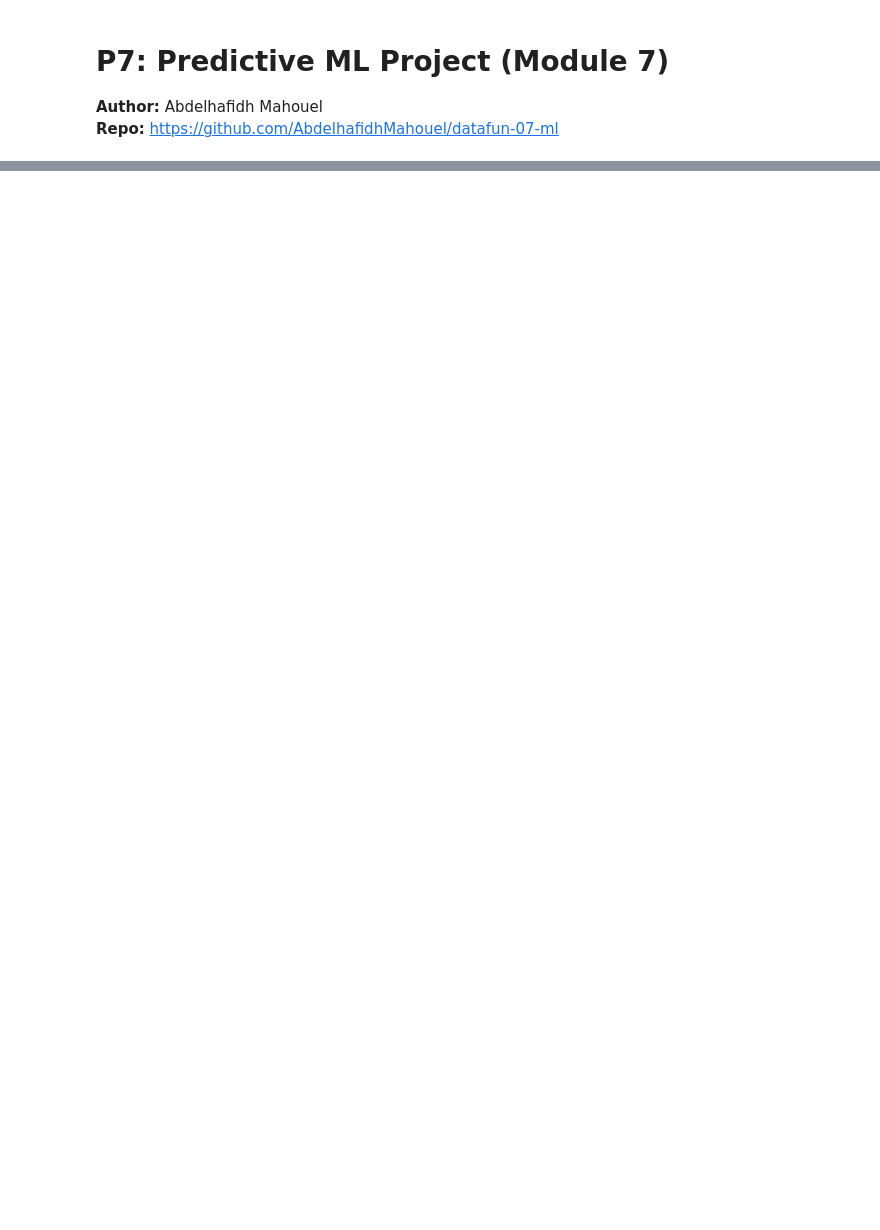
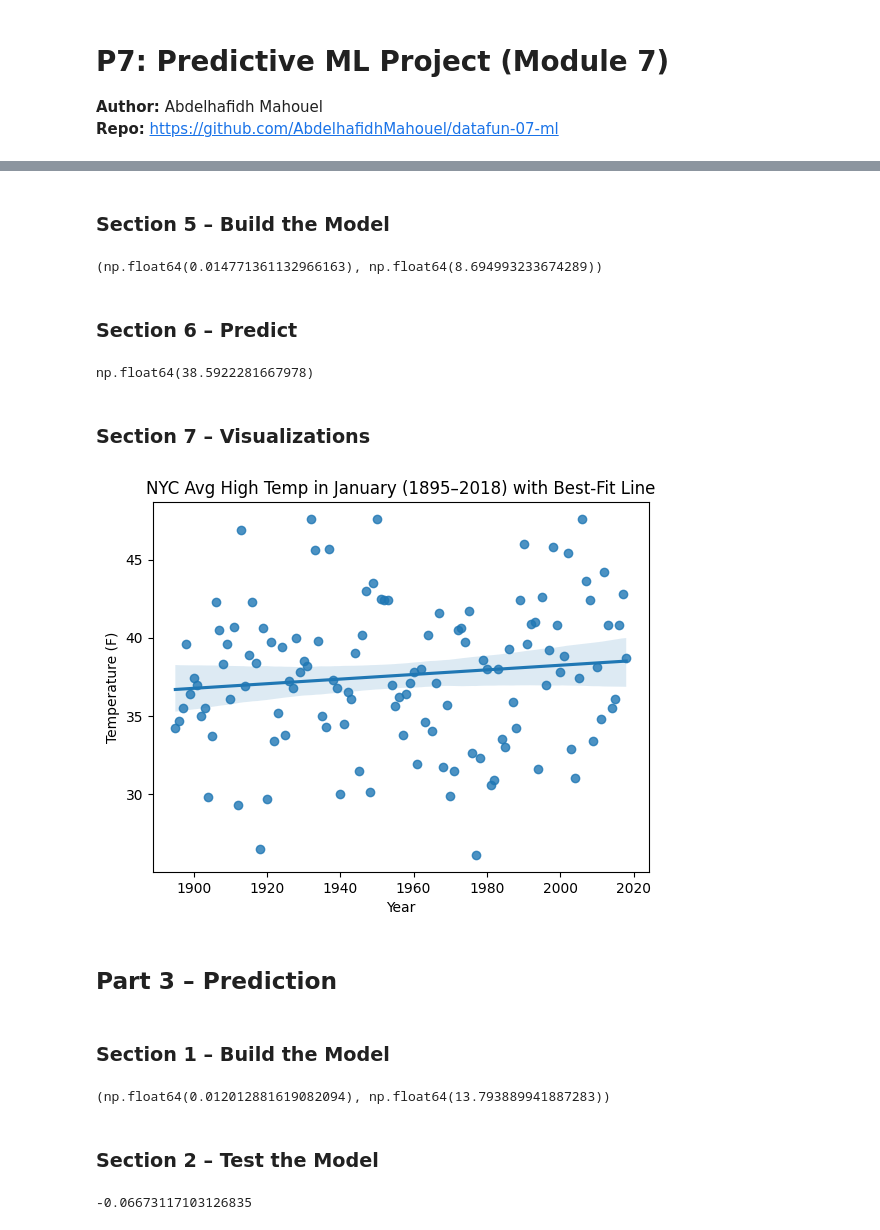
Before and after one commit to AbdelhafidhMahouel/datafun-07-ml, a Jupyter notebook: abdel_ml.ipynb, the cells around one changed output, grey strips where cells are left out. Saved outputs shown, nothing was run; the diff lists cells and outputs as text; code cells hidden in the pictures; blank space fills up the shorter version.

```diff
--- a/abdel_ml.ipynb
+++ b/abdel_ml.ipynb
@@ -74,0 +51,8 @@ plt.show()
+# %%
+# Load NYC January average high temperatures dataset
+# NOTE: put the csv file in a folder named 'data' at the project root
+# File name used in the course instructions:
+#   data/ave_hi_nyc_jan_1895-2018.csv
+
+nyc_df = pd.read_csv("data/ave_hi_nyc_jan_1895-2018.csv")
+nyc_df.head()
@@ -74,0 +86,10 @@ plt.show()
+# %%
+# Improve column names (matches common textbook style)
+# If your CSV already has these columns, this will overwrite them consistently.
+nyc_df.columns = ["Date", "Temperature", "Anomaly"]
+
+# Convert 6-digit YYYYMM to 4-digit YYYY
+# Example: 189501 -> 1895
+nyc_df["Date"] = nyc_df["Date"].floordiv(100)
+
+nyc_df.head(3)
@@ -74,0 +116,55 @@ plt.show()
+# %% [markdown]
+### Section 5 – Build the Model
+# %%
+# SciPy linear regression (best-fit line)
+linear_regression = stats.linregress(x=nyc_df["Date"], y=nyc_df["Temperature"])
+linear_regression.slope, linear_regression.intercept
+# %% [output]
+(np.float64(0.014771361132966163), np.float64(8.694993233674289))
+# %% [markdown]
+### Section 6 – Predict
+# %%
+# Predict the average high temp for January in NYC for year 2024
+pred_2024_scipy = (linear_regression.slope * 2024) + linear_regression.intercept
+pred_2024_scipy
+# %% [output]
+np.float64(38.5922281667978)
+# %% [markdown]
+### Section 7 – Visualizations
+# %%
+# Scatter + best-fit line with seaborn
+plt.figure()
+sns.regplot(data=nyc_df, x="Date", y="Temperature", line_kws={"label": "Best-Fit Line"})
+plt.title("NYC Avg High Temp in January (1895–2018) with Best-Fit Line")
+plt.xlabel("Year")
+plt.ylabel("Temperature (F)")
+plt.show()
+# %% [output]
+[figure, added]
+# %% [markdown]
+## Part 3 – Prediction
+# %% [markdown]
+### Section 1 – Build the Model
+# %%
+# scikit-learn approach (train/test split)
+X = nyc_df[["Date"]]
+y = nyc_df["Temperature"]
+
+X_train, X_test, y_train, y_test = train_test_split(
+    X, y, test_size=0.2, random_state=42
+)
+
+model = LinearRegression()
+model.fit(X_train, y_train)
+
+model.coef_[0], model.intercept_
+# %% [output]
+(np.float64(0.012012881619082094), np.float64(13.793889941887283))
+# %% [markdown]
+### Section 2 – Test the Model
+# %%
+# R^2 score on the test set
+test_score = model.score(X_test, y_test)
+test_score
+# %% [output]
+-0.06673117103126835
```
Also changed, not shown: parts of 25 cells of this notebook, 1 other file.
